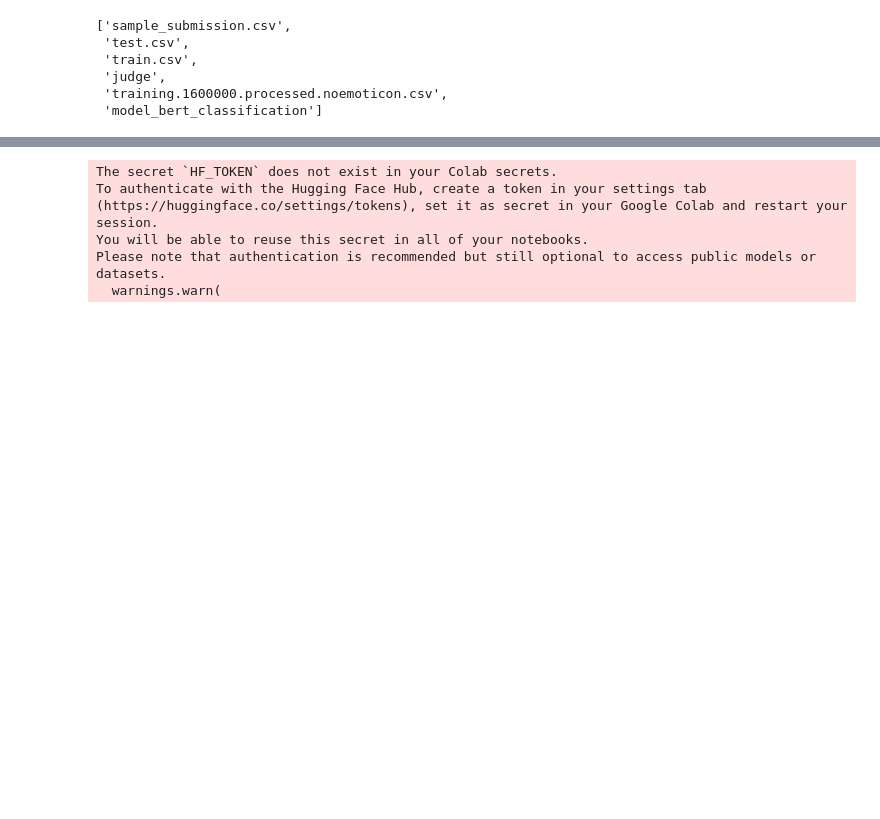
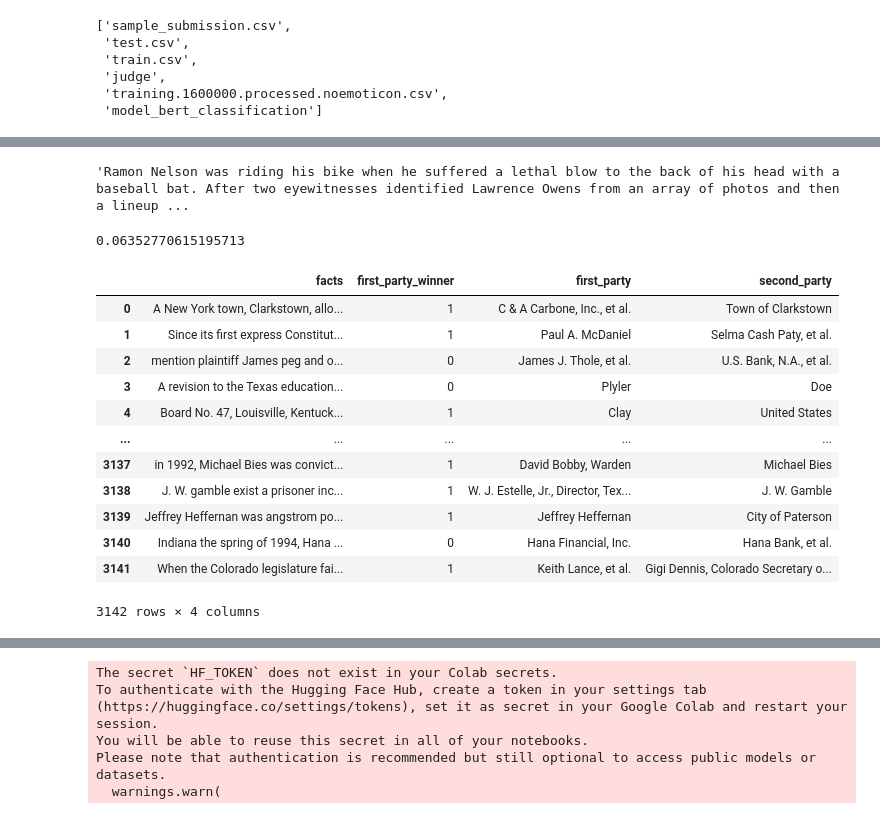
Before and after one commit to dohyeongkim97/papers, a Jupyter notebook: bert_clf.ipynb, the cells around one changed output, grey strips where cells are left out. Drawn from its saved outputs; the diff is of its cells as text; code cells hidden in the pictures; blank space fills up the shorter version.

```diff
--- a/bert_clf.ipynb
+++ b/bert_clf.ipynb
@@ -67,3 +157,42 @@ from torch.nn.utils.rnn import pad_sequence
+# %%
+txt = df.loc[1, 'facts']
+# %%
+txt
+# %% [output]
+'Ramon Nelson was riding his bike when he suffered a lethal blow to the back of his head with a baseball bat. After two eyewitnesses identified Lawrence Owens from an array of photos and then a lineup ...
+# %%
+augmented = synonym_replacement(txt, replace_ratio = 0.2)
+# %%
+random.uniform(0, 1)
+# %% [output]
+0.06352770615195713
+# %%
+new_df = pd.DataFrame(columns = ['facts', 'first_party_winner'])
+for _ in range(0, 5):
+    for i in range(len(df)):
+        if random.uniform(0, 1) < 0.25:
+            txt = df.loc[i, 'facts']
+            augmented = synonym_replacement(txt, replace_ratio = 0.2)
+            new_df.loc[len(new_df), 'first_party'] = df.loc[i, 'first_party']
+            new_df.loc[len(new_df)-1, 'second_party'] = df.loc[i, 'second_party']
+            new_df.loc[len(new_df)-1, 'facts'] = augmented
+            new_df.loc[len(new_df)-1, 'first_party_winner'] = df.loc[i, 'first_party_winner']
+# %%
+new_df
+# %% [output]
+|  | facts | first_party_winner | first_party | second_party |
+| 0 | A New York town, Clarkstown, allo... | 1 | C & A Carbone, Inc., et al. | Town of Clarkstown |
+| 1 | Since its first express Constitut... | 1 | Paul A. McDaniel | Selma Cash Paty, et al. |
+| 2 | mention plaintiff James peg and o... | 0 | James J. Thole, et al. | U.S. Bank, N.A., et al. |
+| 3 | A revision to the Texas education... | 0 | Plyler | Doe |
+| 4 | Board No. 47, Louisville, Kentuck... | 1 | Clay | United States |
+| ... | ... | ... | ... | ... |
+| 3137 | in 1992, Michael Bies was convict... | 1 | David Bobby, Warden | Michael Bies |
+| 3138 | J. W. gamble exist a prisoner inc... | 1 | W. J. Estelle, Jr., Director, Tex... | J. W. Gamble |
+| 3139 | Jeffrey Heffernan was angstrom po... | 1 | Jeffrey Heffernan | City of Paterson |
+| 3140 | Indiana the spring of 1994, Hana ... | 0 | Hana Financial, Inc. | Hana Bank, et al. |
+| 3141 | When the Colorado legislature fai... | 1 | Keith Lance, et al. | Gigi Dennis, Colorado Secretary o... |
+3142 rows × 4 columns
 # %%
 def frame_make(df):
     if 'first_party_winner' in df.columns:
```
Also changed, not shown: parts of 25 cells of this notebook.
